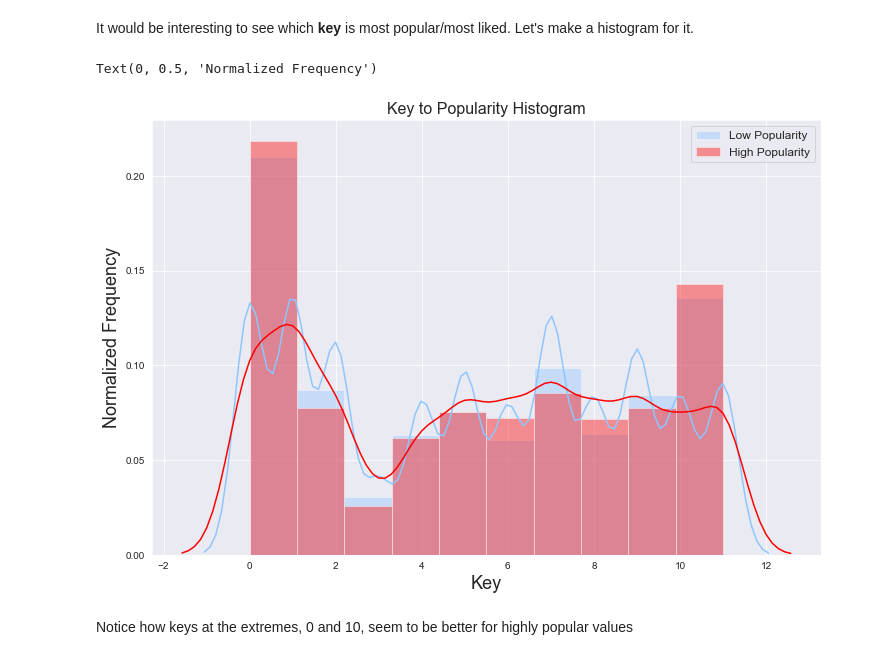
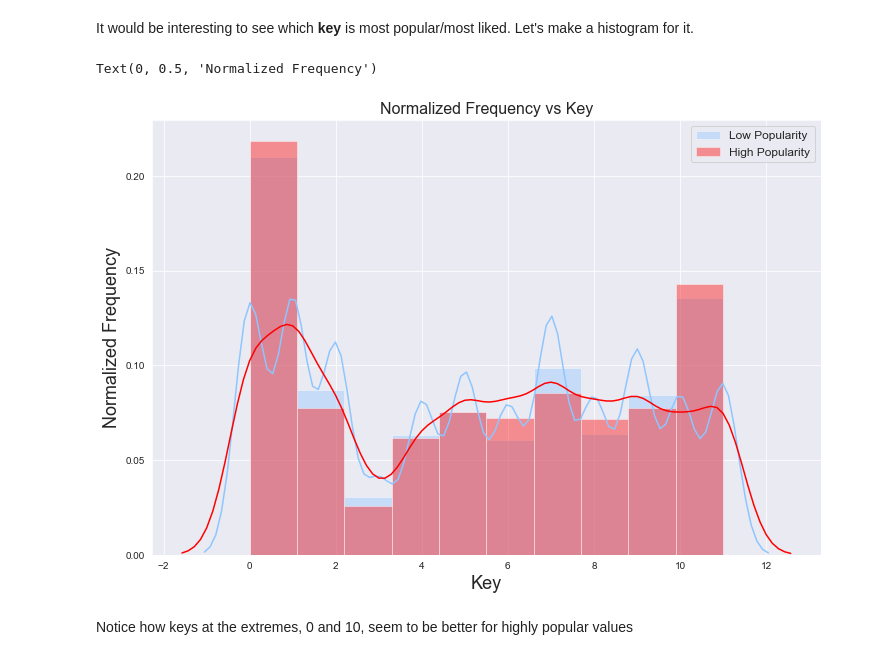
Before and after one commit to RQuery/Spotify-Song-Popularity-Prediction, a Jupyter notebook: Spotify Song Popularity Prediction.ipynb, the cells around one changed output. Saved outputs shown, nothing was run; the diff lists cells and outputs as text; code cells hidden in the pictures.

```diff
--- a/Spotify Song Popularity Prediction.ipynb
+++ b/Spotify Song Popularity Prediction.ipynb
@@ -247,26 +247,26 @@ It would be interesting to see which **key** is most popular/most liked. Let's m
 # %%
 color_list = ['#8ec6ff', 'red']
 sns.set_palette(color_list)
 sns.set_style('darkgrid')
 highly_popular_key = data[data['popularity'] > 50]['key']
 low_popular_key = data[data['popularity'] <= 50]['key']
 
 fig3 = plt.figure(figsize = (12, 8))
-plt.title("Key to Popularity Histogram", fontsize = 16)
+plt.title("Normalized Frequency vs Key", fontsize = 16)
 
 
 #low_popular_key.hist(alpha = 0.5, bins = 15, label = 'Low Popularity')
 #highly_popular_key.hist(alpha = 0.5, bins = 15, label = 'High Popularity')
 
 sns.distplot(low_popular_key, label = 'Low Popularity', bins = 10)
 sns.distplot(highly_popular_key, label = 'High Popularity', bins = 10)
 
 plt.legend(loc = 'upper right', fontsize = 12)
 plt.xlabel('Key', fontsize = 18)
 plt.ylabel('Normalized Frequency', fontsize = 18)
 # %% [output]
 Text(0, 0.5, 'Normalized Frequency')
-[figure, old version]
+[figure, new version]
 # %% [markdown]
 Notice how keys at the extremes, 0 and 10, seem to be better for highly popular values
 # %% [markdown]
```
Also changed, not shown: parts of 17 cells of this notebook.
